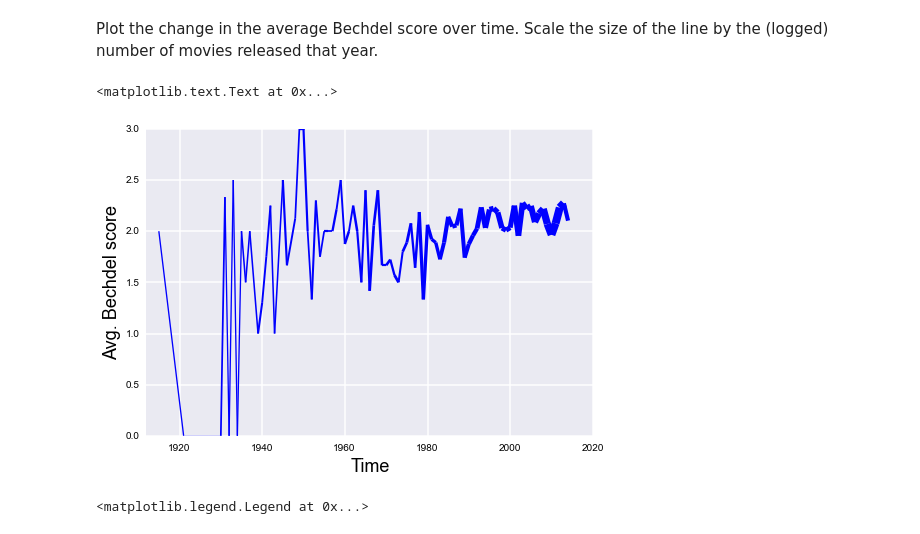
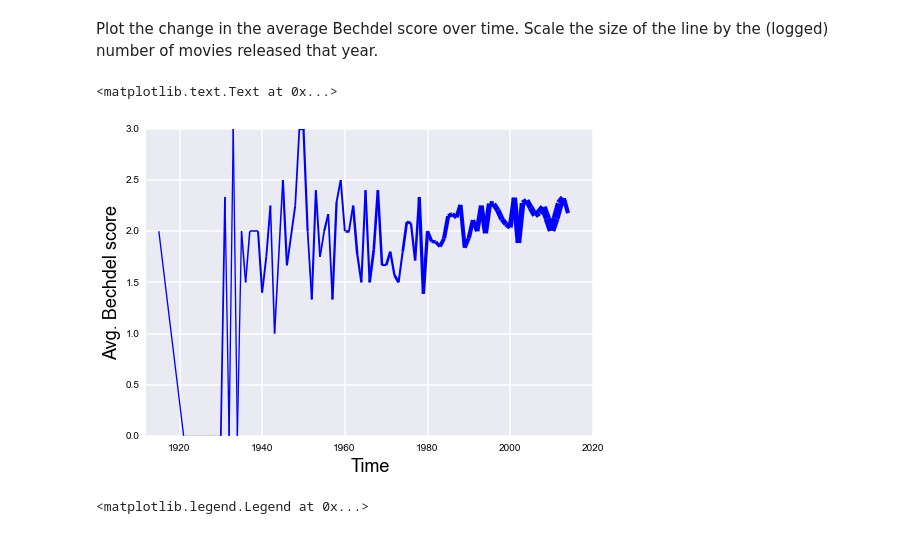
Before and after one commit to brianckeegan/Bechdel, a Jupyter notebook: Bechdel_test.ipynb, the cells around one changed output. Saved outputs shown, nothing was run; the diff lists cells and outputs as text; code cells hidden in the pictures.

```diff
--- a/Bechdel_test.ipynb
+++ b/Bechdel_test.ipynb
@@ -175,17 +165,8 @@ Read the data back from disk and convert to `ratings_df`.
 ratings_df = pd.read_json('bechdel.json')
 ratings_df['imdbid'] = ratings_df['imdbid'].dropna().apply(int)
 ratings_df = ratings_df.set_index('imdbid')
-# %%
-ratings_df['new_rating'] = pd.Series(index=ratings_df.index)
-ratings_df.loc[((ratings_df['dubious'] == u'0') & (ratings_df['rating'] == 0)),'new_rating'] = 0.0
-ratings_df.loc[((ratings_df['dubious'] == u'1') & (ratings_df['rating'] == 1)),'new_rating'] = 0.5
-ratings_df.loc[((ratings_df['dubious'] == u'0') & (ratings_df['rating'] == 1)),'new_rating'] = 1.0
-ratings_df.loc[((ratings_df['dubious'] == u'1') & (ratings_df['rating'] == 2)),'new_rating'] = 1.5
-ratings_df.loc[((ratings_df['dubious'] == u'0') & (ratings_df['rating'] == 2)),'new_rating'] = 2.0
-ratings_df.loc[((ratings_df['dubious'] == u'1') & (ratings_df['rating'] == 3)),'new_rating'] = 2.5
-ratings_df.loc[((ratings_df['dubious'] == u'0') & (ratings_df['rating'] == 3)),'new_rating'] = 3.0
 # %%
 ratings_df.dropna(subset=['title'],inplace=True)
-ratings_df2 = ratings_df[['rating','new_rating','title']]
+ratings_df2 = ratings_df[['rating','title']]
 ratings_df2.head()
 # %% [output]
@@ -254,7 +232,14 @@ with open('imdb_data.json', 'wb') as f:
 # %% [markdown]
 Read the data back from disk and convert to `imdb_df`. Print out an example row, but transpose it because there are a lot of columns.
 # %%
+# Read the data in
 imdb_df = pd.read_json('imdb_data.json')
-imdb_df['Released'] = pd.to_datetime(imdb_df['Released'], format="%d %b %Y", coerce=True)
+
+# Drop non-movies
+imdb_df = imdb_df[imdb_df['Type'] == 'movie']
+
+# Convert to datetime objects
+imdb_df['Released'] = pd.to_datetime(imdb_df['Released'], format="%d %b %Y", unit='D', coerce=True)
+
+# Drop errant identifying characters in the ID field
 imdb_df['imdbID'] = imdb_df['imdbID'].str.slice(start=2)
-imdb_df.tail(1).T
@@ -293,6 +259,9 @@ imdb_df.ix[1192,'Runtime'] = '96'
 imdb_df.ix[1652,'Runtime'] = '80'
 imdb_df.ix[2337,'Runtime'] = '87'
 imdb_df.ix[3335,'Runtime'] = '62'
+
+# Blank out non-MPAA or minor ratings (NC-17, X)
+imdb_df['Rated'] = imdb_df['Rated'].replace(to_replace=['N/A','Not Rated','Approved','Unrated','TV-PG','TV-G','TV-14','TV-MA','NC-17','X'],value=np.nan)
 
 # Convert Release into years
 imdb_df['Year'] = imdb_df['Released'].apply(lambda x:x.year)
@@ -313,6 +282,10 @@ imdb_df['Metascore'] = imdb_df['Metascore'].dropna().replace('N/A',np.nan).dropn
 # Take the imdbRating formatted as string containing "N/A", convert to float
 imdb_df['imdbRating'] = imdb_df['imdbRating'].dropna().replace('N/A',np.nan).dropna().apply(float)
 
+# Create a dummy variable for English language
+imdb_df['English'] = (imdb_df['Language']  == u'English').astype(int)
+imdb_df['USA'] = (imdb_df['Country']  == u'USA').astype(int)
+
 # Convert imdb_ID to int, set it as the index
 imdb_df['imdbID'] = imdb_df['imdbID'].dropna().apply(int)
 imdb_df = imdb_df.set_index('imdbID')
@@ -365,24 +338,24 @@ Plot the change in the average Bechdel score over time. Scale the size of the li
 # %%
 # Do some fancy re-indexing and groupby operations to get
 # average scores and number of movies between 1912 and 2013
-avg_bechdel = df.set_index('Released_x').groupby(lambda x:x.year)['new_rating'].agg(np.mean)
-num_movies = df.set_index('Released_x').groupby(lambda x:x.year)['new_rating'].agg(lambda x:np.power(len(x)+1,1/2.5))
+avg_bechdel = df.set_index('Released_x').groupby(lambda x:x.year)['rating'].agg(np.mean)
+num_movies = df.set_index('Released_x').groupby(lambda x:x.year)['rating'].agg(lambda x:np.power(len(x)+1,1/2.5))
 
 # Changing line widths from: http://stackoverflow.com/questions/19862011/matplotlib-change-linewidth-on-line-segments-using-list
 coords = sorted(dict(avg_bechdel).items(),key=lambda x:x[0])
 lines = [(start, end) for start, end in zip(coords[:-1], coords[1:])]
 lines = LineCollection(lines, linewidths=dict(num_movies).values())
 
 # Plot the figure
 fig, ax = plt.subplots()
 ax.add_collection(lines)
 plt.autoscale()
 plt.xlim((1912,2020))
 plt.xlabel('Time',fontsize=18)
 plt.ylabel('Avg. Bechdel score',fontsize=18)
 # %% [output]
 <matplotlib.text.Text at 0x...>
-[figure, old version]
+[figure, new version]
 # %%
 df_rating_ct = pd.crosstab(df['Year'],df['rating'])
 
```
Also changed, not shown: parts of 68 cells of this notebook.
